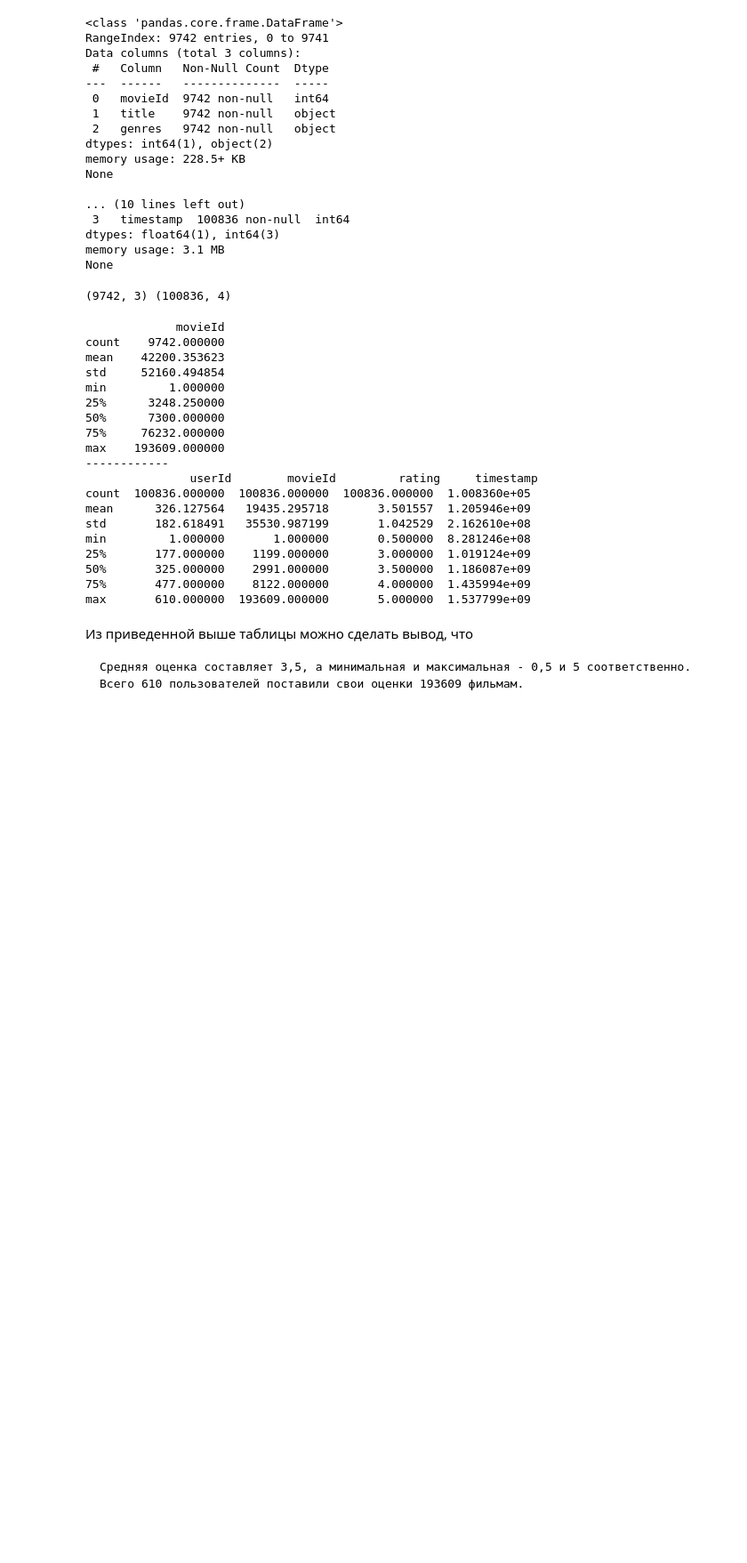
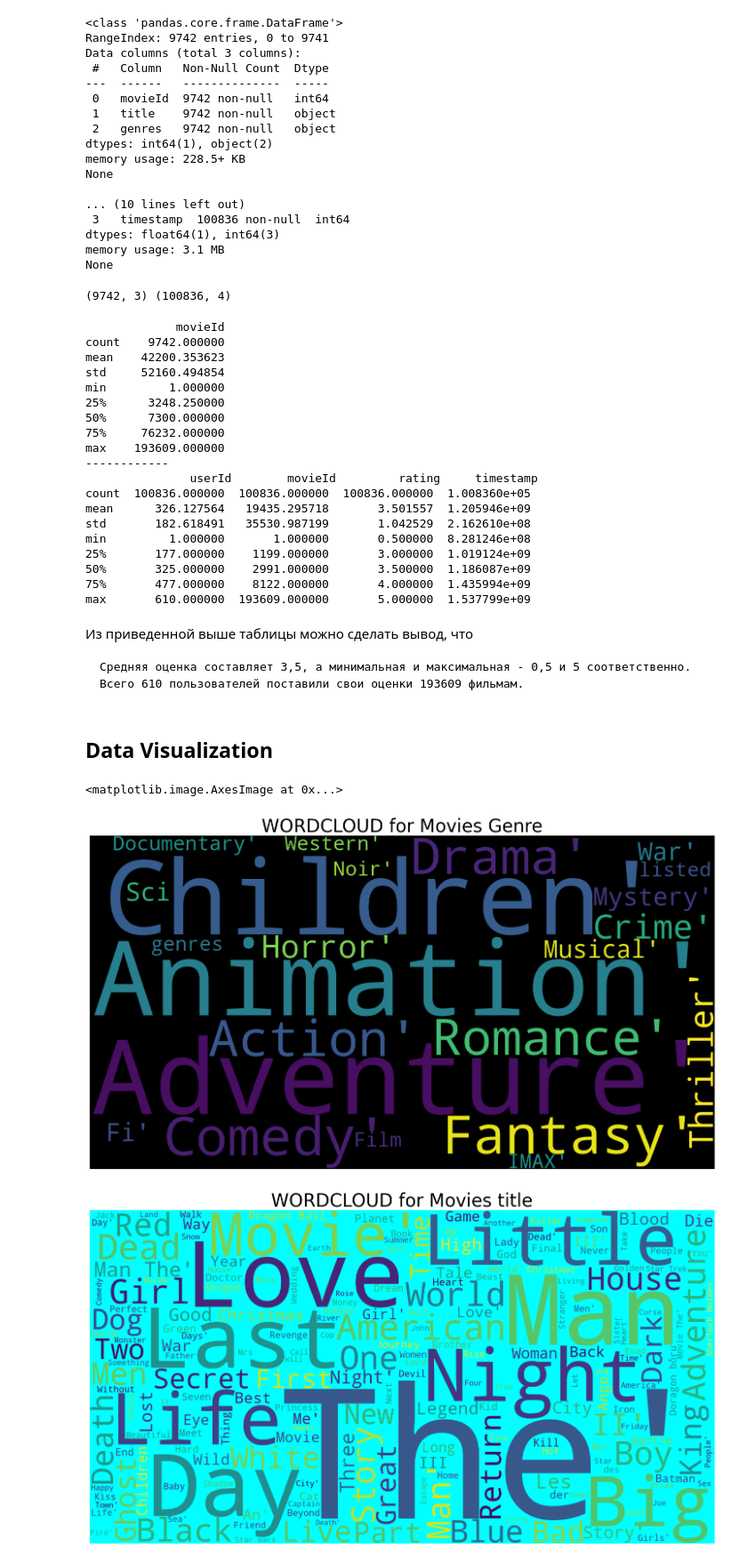
Before and after one commit to NikitaVenediktov/My_education, a Jupyter notebook: VK_contest/contest.ipynb, the cells around one changed output. Shown at 89% size. Cells and saved outputs as stored; diff of their text form; code cells hidden in the pictures; blank space fills up the shorter version.

```diff
--- a/VK_contest/contest.ipynb
+++ b/VK_contest/contest.ipynb
@@ -92,3 +92,39 @@ max       610.000000  193609.000000       5.000000  1.537799e+09
 
     Средняя оценка составляет 3,5, а минимальная и максимальная - 0,5 и 5 соответственно.
     Всего 610 пользователей поставили свои оценки 193609 фильмам.
+# %%
+genres=[]
+for genre in movies.genres:
+
+    x=genre.split('|')
+    for i in x:
+         if i not in genres:
+            genres.append(str(i))
+genres=str(genres)
+movie_title=[]
+for title in movies.title:
+    movie_title.append(title[0:-7])
+movie_title=str(movie_title)
+# %% [markdown]
+## Data Visualization
+# %%
+wordcloud_genre=WordCloud(width=1500,height=800,background_color='black',min_font_size=2
+                    ,min_word_length=3).generate(genres)
+wordcloud_title=WordCloud(width=1500,height=800,background_color='cyan',min_font_size=2
+                    ,min_word_length=3).generate(movie_title)
+
+#
+plt.figure(figsize=(30,10))
+plt.axis('off')
+plt.title('WORDCLOUD for Movies Genre',fontsize=30)
+plt.imshow(wordcloud_genre)
+
+#
+plt.figure(figsize=(30,10))
+plt.axis('off')
+plt.title('WORDCLOUD for Movies title',fontsize=30)
+plt.imshow(wordcloud_title)
+# %% [output]
+<matplotlib.image.AxesImage at 0x...>
+[figure, added]
+[figure, added]
```
Also changed, not shown: parts of 8 cells of this notebook.
